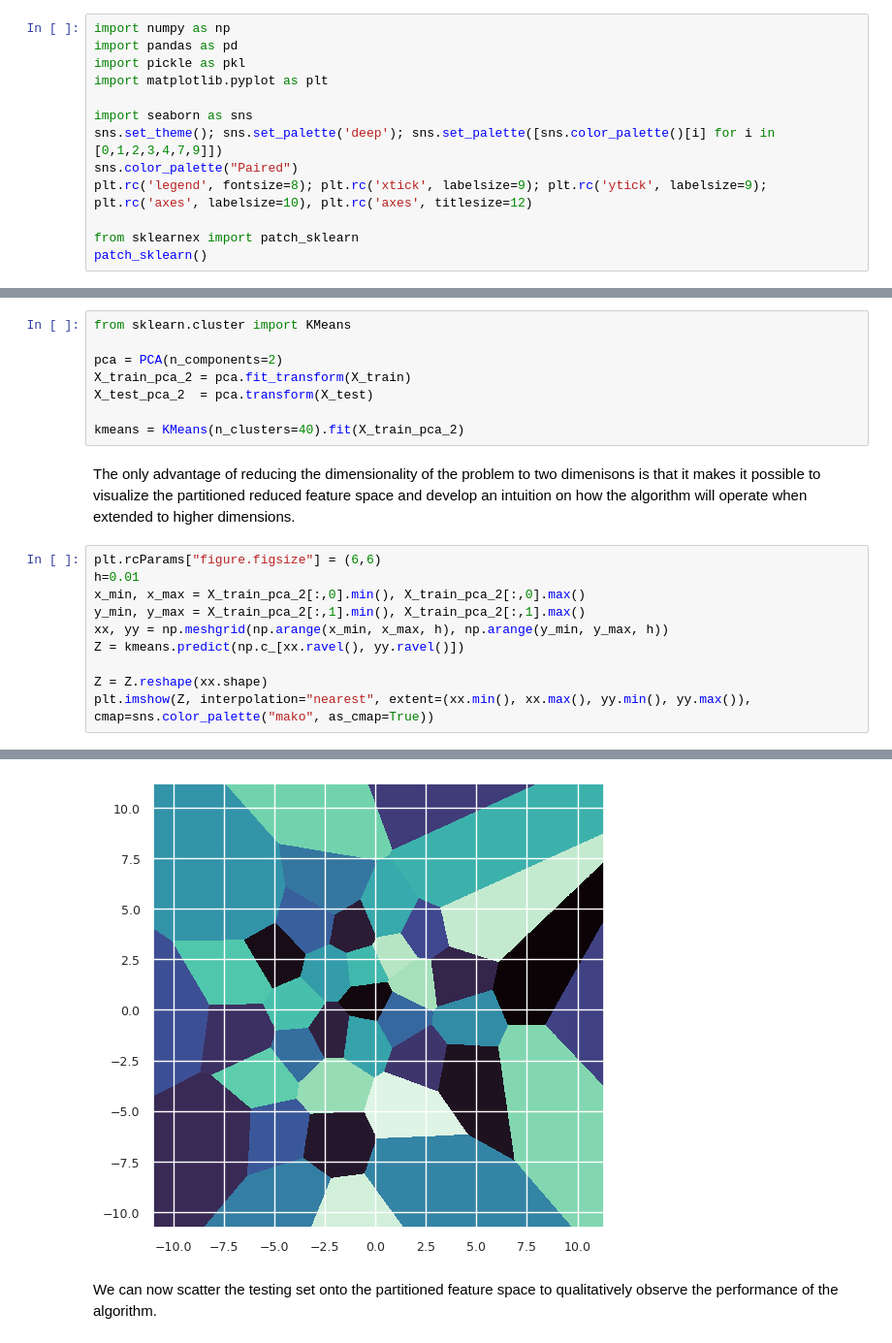
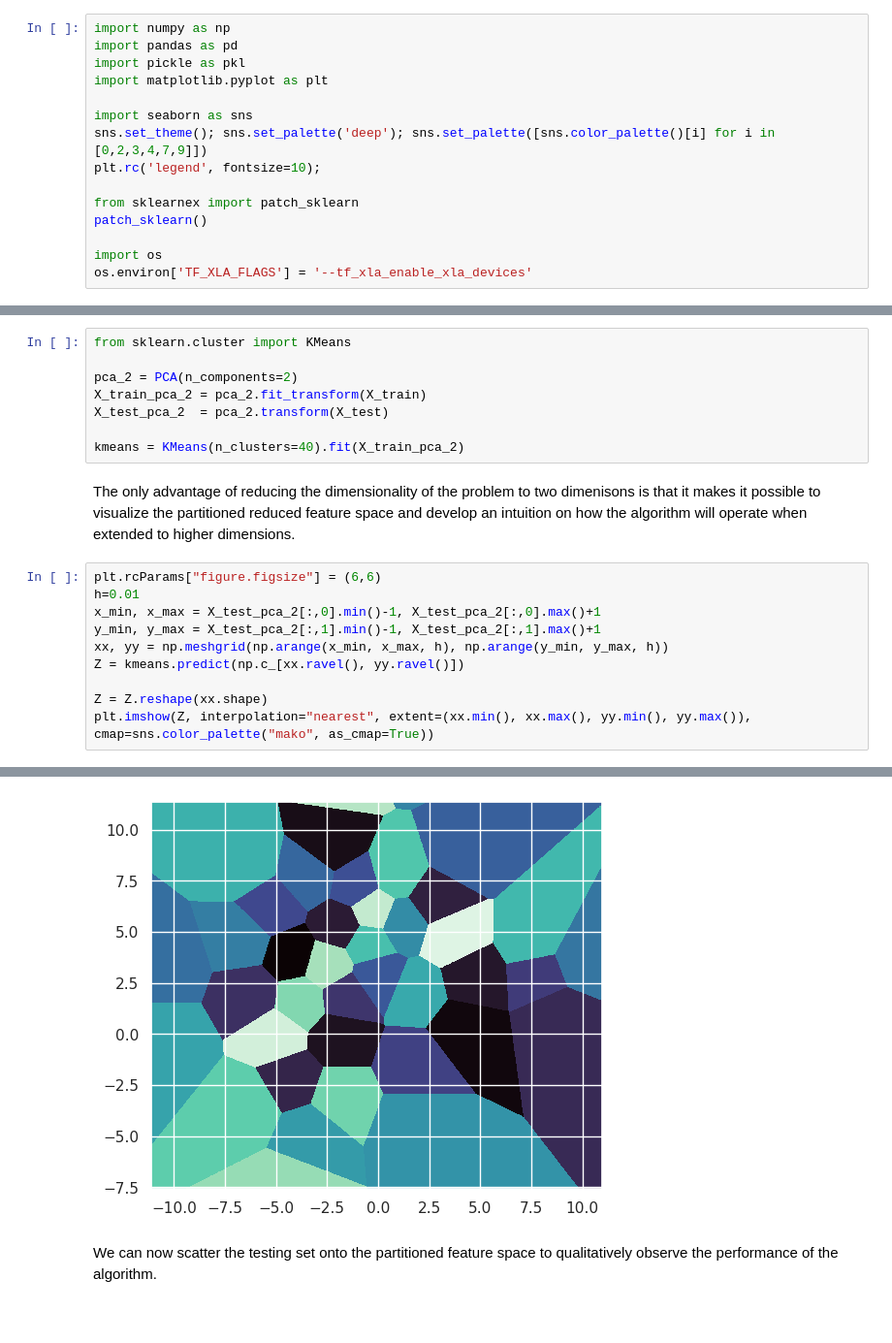
Before and after one commit to Matrsz/ML-IB, a Jupyter notebook: Report 2/report_2.ipynb, the cells around one changed output, grey strips where cells are left out. Shown at 97% size. Drawn from its saved outputs; the diff is of its cells as text; blank space fills up the shorter version.

```diff
--- a/Report 2/report_2.ipynb
+++ b/Report 2/report_2.ipynb
@@ -11,12 +11,14 @@ import pickle as pkl
 import matplotlib.pyplot as plt
 
 import seaborn as sns
-sns.set_theme(); sns.set_palette('deep'); sns.set_palette([sns.color_palette()[i] for i in [0,1,2,3,4,7,9]])
-sns.color_palette("Paired")
-plt.rc('legend', fontsize=8); plt.rc('xtick', labelsize=9); plt.rc('ytick', labelsize=9); plt.rc('axes', labelsize=10), plt.rc('axes', titlesize=12)
+sns.set_theme(); sns.set_palette('deep'); sns.set_palette([sns.color_palette()[i] for i in [0,2,3,4,7,9]])
+plt.rc('legend', fontsize=10);
 
 from sklearnex import patch_sklearn
 patch_sklearn()
+
+import os
+os.environ['TF_XLA_FLAGS'] = '--tf_xla_enable_xla_devices'
 # %% [output]
 Intel(R) Extension for Scikit-learn* enabled (https://github.com/intel/scikit-learn-intelex)
 # %% [markdown]
@@ -80,9 +82,9 @@ In its simplest form, K-means clustering can be trained by reducing the dimensio
 # %%
 from sklearn.cluster import KMeans
 
-pca = PCA(n_components=2)
-X_train_pca_2 = pca.fit_transform(X_train)
-X_test_pca_2  = pca.transform(X_test)
+pca_2 = PCA(n_components=2)
+X_train_pca_2 = pca_2.fit_transform(X_train)
+X_test_pca_2  = pca_2.transform(X_test)
 
 kmeans = KMeans(n_clusters=40).fit(X_train_pca_2)
 # %% [markdown]
@@ -90,16 +92,16 @@ The only advantage of reducing the dimensionality of the problem to two dimeniso
 # %%
 plt.rcParams["figure.figsize"] = (6,6)
 h=0.01
-x_min, x_max = X_train_pca_2[:,0].min(), X_train_pca_2[:,0].max()
-y_min, y_max = X_train_pca_2[:,1].min(), X_train_pca_2[:,1].max()
+x_min, x_max = X_test_pca_2[:,0].min()-1, X_test_pca_2[:,0].max()+1
+y_min, y_max = X_test_pca_2[:,1].min()-1, X_test_pca_2[:,1].max()+1
 xx, yy = np.meshgrid(np.arange(x_min, x_max, h), np.arange(y_min, y_max, h))
 Z = kmeans.predict(np.c_[xx.ravel(), yy.ravel()])
 
 Z = Z.reshape(xx.shape)
 plt.imshow(Z, interpolation="nearest", extent=(xx.min(), xx.max(), yy.min(), yy.max()), cmap=sns.color_palette("mako", as_cmap=True))
 # %% [output]
 <matplotlib.image.AxesImage at 0x...>
-[figure, old version]
+[figure, new version]
 # %% [markdown]
 We can now scatter the testing set onto the partitioned feature space to qualitatively observe the performance of the algorithm.
 # %%
```
Also changed, not shown: parts of 26 cells of this notebook.
